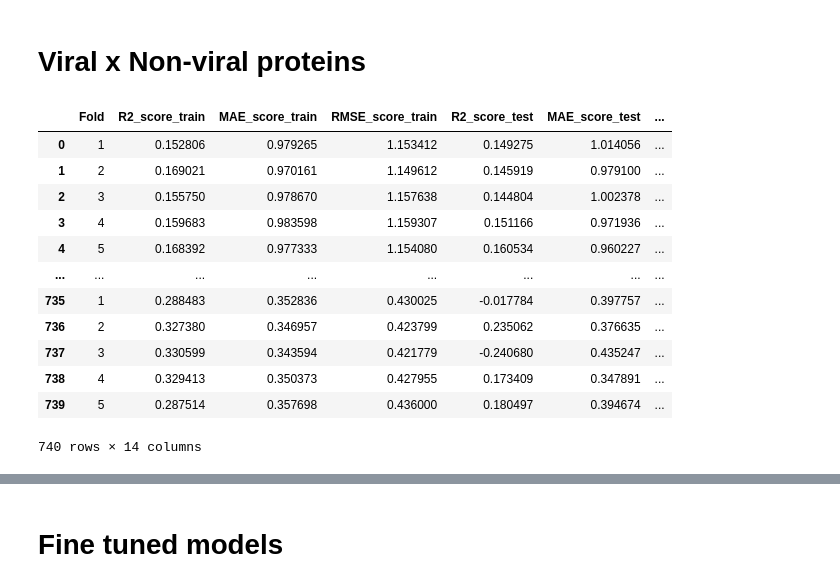
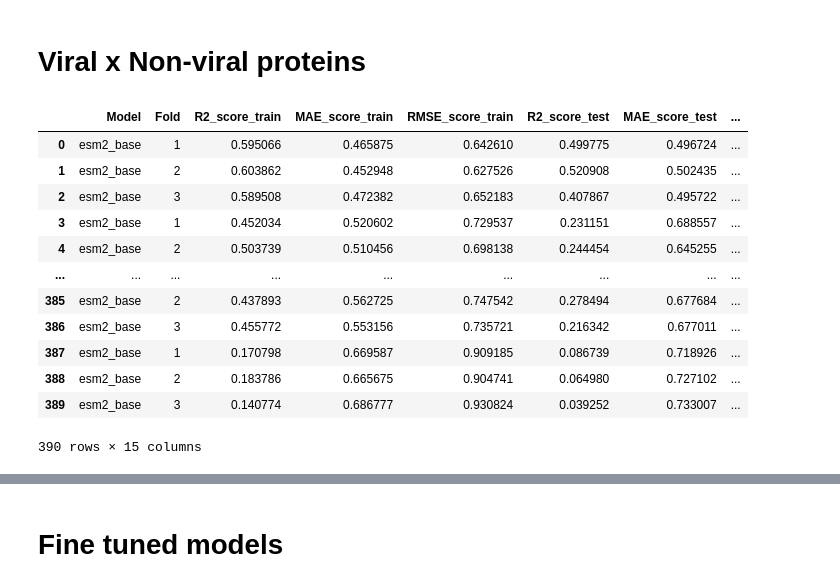
Before and after one commit to ziul-bio/DMS-SiteEffect-PLM, a Jupyter notebook: notebooks/results_lassoCV.ipynb, the cells around one changed output, grey strips where cells are left out. Saved outputs shown, nothing was run; the diff lists cells and outputs as text; code cells hidden in the pictures.

```diff
--- a/notebooks/results_lassoCV.ipynb
+++ b/notebooks/results_lassoCV.ipynb
@@ -12,7 +12,7 @@ def read_results(res_dir_path, model_name):
         if file.endswith('.csv'):
             dataset = file.split('.')[0]
             df = pd.read_csv(os.path.join(res_dir_path, file), index_col=0)
-            df['dataset'] = dataset
+            df['Dataset'] = dataset
             res = pd.concat([res, df], ignore_index=True)
     res['Model'] = model_name
     return res
@@ -28,9 +28,9 @@ for prot in os.listdir('../data/viral/metadata/'):
         prot_lengths[prot.split('.csv')[0]] = int(df['sequence'].apply(lambda x: len(x)).mean())
 
 # non-viral proteins
-for prot in os.listdir('../data/nonviral/metadata/'):
+for prot in os.listdir('../data/cellular/metadata/'):
     if prot.endswith('.csv'):
-        df = pd.read_csv(os.path.join('../data/nonviral/metadata/', prot), index_col=0)
+        df = pd.read_csv(os.path.join('../data/cellular/metadata/', prot), index_col=0)
         prot_lengths[prot.split('.csv')[0]] = int(df['sequence'].apply(lambda x: len(x)).mean())
 # %%
 cols = ['Fold', 'R2_score_train', 'MAE_score_train', 'RMSE_score_train',
@@ -38,40 +38,35 @@ cols = ['Fold', 'R2_score_train', 'MAE_score_train', 'RMSE_score_train',
        'rho_score_test', 'dataset', 'Model', 'Source']
 # %%
 res_full = pd.DataFrame()
-for method in ['lassoCV', 'lassoCV_SS']:
+for source in ['viral', 'cellular']:
+    for method in ['pool_split', 'site_split']:
+        res_dir_path = f'../experiments/lassoCV/esm2_650m/{source}/{method}/'
+        res = read_results(res_dir_path, 'esm2_base')
+        res['Source'] = source
+        res['Split'] = method
 
-    res_dir_path = f'../experiments/{method}/esmc_300m/viral'
-    res_esmc_viral = read_results(res_dir_path, 'esmc_300m')
-    res_esmc_viral['Source'] = 'Viral'
-
-    res_dir_path = f'../experiments/{method}/esmc_300m/nonviral'
-    res_esmc_nonviral = read_results(res_dir_path, 'esmc_300m')
-    res_esmc_nonviral['Source'] = 'Non-viral'
-
-    res = pd.concat([res_esmc_viral[cols], res_esmc_nonviral[cols]], ignore_index=True)
-
-    if method == 'lassoCV':
-        res['split_method'] = 'Random'
-    elif method == 'lassoCV_SS':
-        res['split_method'] = 'Site Split'
-    res_full = pd.concat([res_full, res], ignore_index=True)
+        if method == 'pool_split':
+            res['Split'] = 'pooled'
+        elif method == 'site_split':
+            res['Split'] = 'site'
+        res_full = pd.concat([res_full, res], ignore_index=True)
 
 
-res_full['prot_length'] = res_full['dataset'].map(prot_lengths)
+res_full['prot_length'] = res_full['Dataset'].map(prot_lengths)
 res_full
 # %% [output]
-|  | Fold | R2_score_train | MAE_score_train | RMSE_score_train | R2_score_test | MAE_score_test | ... |
-| 0 | 1 | 0.152806 | 0.979265 | 1.153412 | 0.149275 | 1.014056 | ... |
-| 1 | 2 | 0.169021 | 0.970161 | 1.149612 | 0.145919 | 0.979100 | ... |
-| 2 | 3 | 0.155750 | 0.978670 | 1.157638 | 0.144804 | 1.002378 | ... |
-| 3 | 4 | 0.159683 | 0.983598 | 1.159307 | 0.151166 | 0.971936 | ... |
-| 4 | 5 | 0.168392 | 0.977333 | 1.154080 | 0.160534 | 0.960227 | ... |
-| ... | ... | ... | ... | ... | ... | ... | ... |
-| 735 | 1 | 0.288483 | 0.352836 | 0.430025 | -0.017784 | 0.397757 | ... |
-| 736 | 2 | 0.327380 | 0.346957 | 0.423799 | 0.235062 | 0.376635 | ... |
-| 737 | 3 | 0.330599 | 0.343594 | 0.421779 | -0.240680 | 0.435247 | ... |
-| 738 | 4 | 0.329413 | 0.350373 | 0.427955 | 0.173409 | 0.347891 | ... |
-| 739 | 5 | 0.287514 | 0.357698 | 0.436000 | 0.180497 | 0.394674 | ... |
+|  | Model | Fold | R2_score_train | MAE_score_train | RMSE_score_train | R2_score_test | MAE_score_test | ... |
+| 0 | esm2_base | 1 | 0.595066 | 0.465875 | 0.642610 | 0.499775 | 0.496724 | ... |
+| 1 | esm2_base | 2 | 0.603862 | 0.452948 | 0.627526 | 0.520908 | 0.502435 | ... |
+| 2 | esm2_base | 3 | 0.589508 | 0.472382 | 0.652183 | 0.407867 | 0.495722 | ... |
+| 3 | esm2_base | 1 | 0.452034 | 0.520602 | 0.729537 | 0.231151 | 0.688557 | ... |
+| 4 | esm2_base | 2 | 0.503739 | 0.510456 | 0.698138 | 0.244454 | 0.645255 | ... |
+| ... | ... | ... | ... | ... | ... | ... | ... | ... |
+| 385 | esm2_base | 2 | 0.437893 | 0.562725 | 0.747542 | 0.278494 | 0.677684 | ... |
+| 386 | esm2_base | 3 | 0.455772 | 0.553156 | 0.735721 | 0.216342 | 0.677011 | ... |
+| 387 | esm2_base | 1 | 0.170798 | 0.669587 | 0.909185 | 0.086739 | 0.718926 | ... |
+| 388 | esm2_base | 2 | 0.183786 | 0.665675 | 0.904741 | 0.064980 | 0.727102 | ... |
+| 389 | esm2_base | 3 | 0.140774 | 0.686777 | 0.930824 | 0.039252 | 0.733007 | ... |
-740 rows × 14 columns
+390 rows × 15 columns
 # %%
 cols=['rho_score_test', 'R2_score_test', 'rho_score_train', 'R2_score_train', 'prot_length']
```
Also changed, not shown: parts of 29 cells of this notebook.
